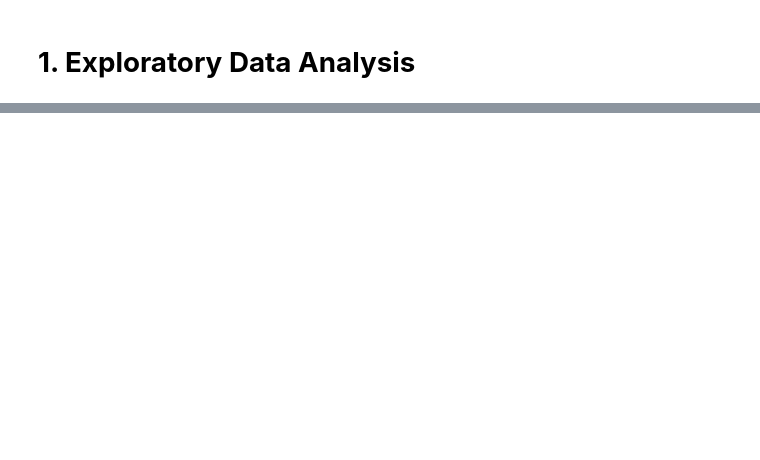
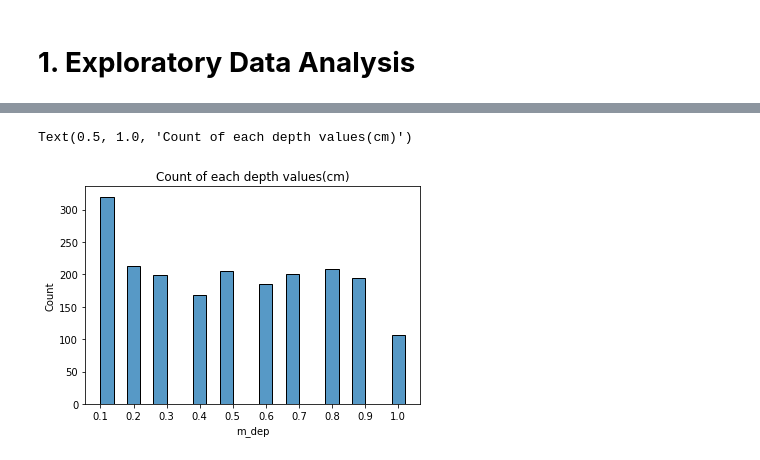
Before and after one commit to avilashsrivastava/Mobile-Price-Range-Prediction, a Jupyter notebook: Individual_Final_Notebook.ipynb, the cells around one changed output, grey strips where cells are left out. Cells and saved outputs as stored; diff of their text form; code cells hidden in the pictures; blank space fills up the shorter version.

```diff
--- a/Individual_Final_Notebook.ipynb
+++ b/Individual_Final_Notebook.ipynb
@@ -171,0 +275,9 @@ To start with let us look at the features/variables/columns we have in our datas
+# %%
+# visualizing the count of each depth values
+xtick=sorted(list(mobile_df['m_dep'].unique()))
+sns.histplot(mobile_df['m_dep'],binwidth=0.04)
+plt.xticks(xtick)
+plt.title('Count of each depth values(cm)')
+# %% [output]
+Text(0.5, 1.0, 'Count of each depth values(cm)')
+[figure, added]
```
Also changed, not shown: parts of 38 cells of this notebook.
